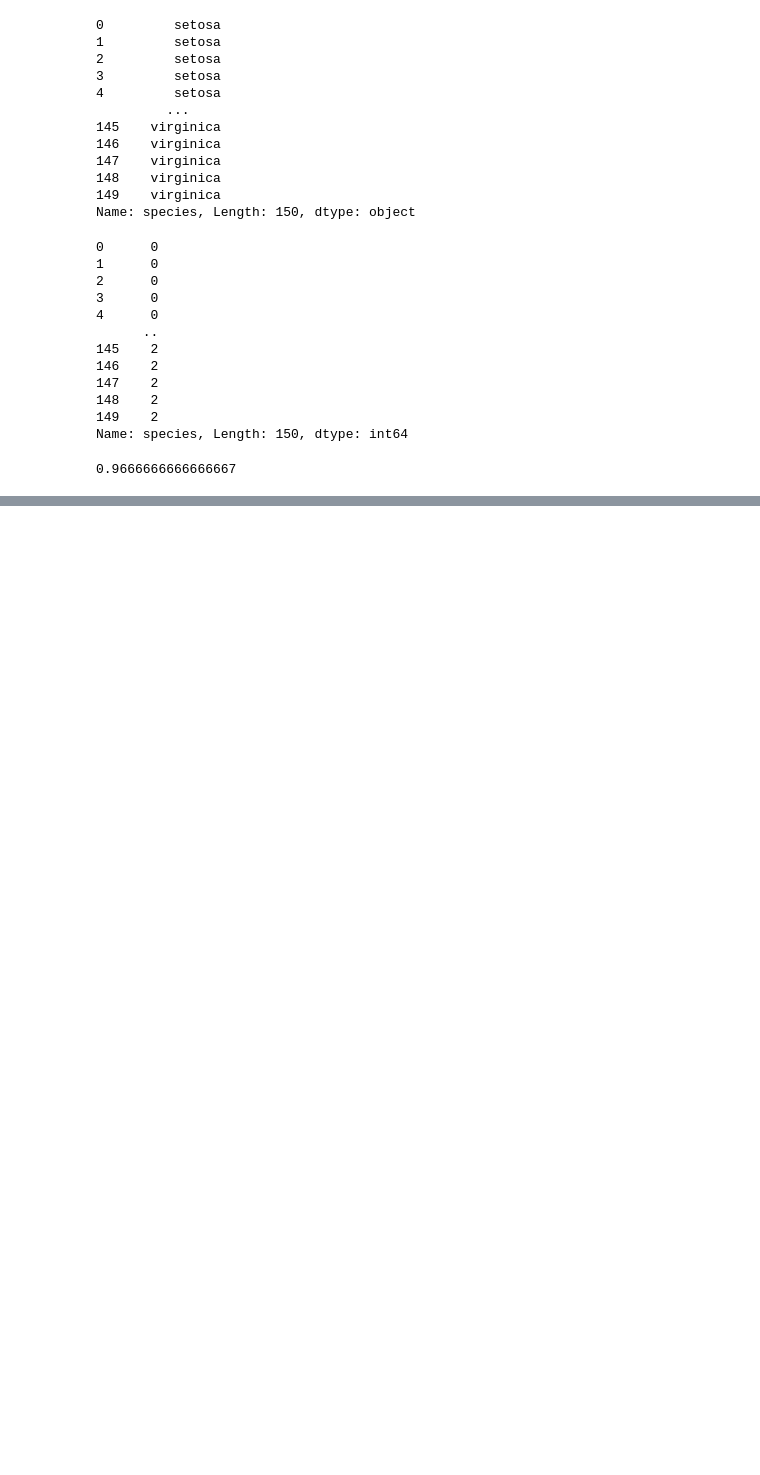
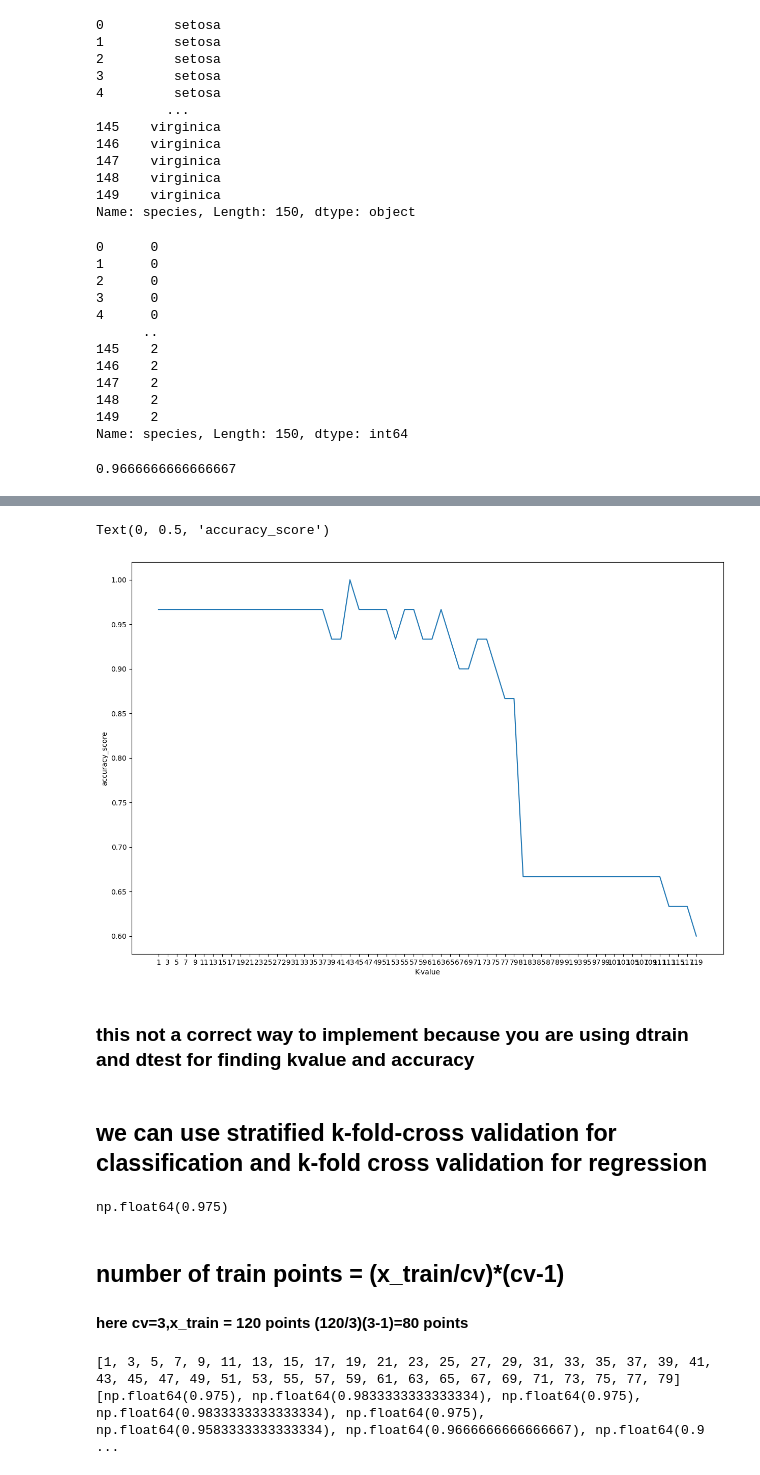
Before and after one commit to Pavantej123/Machine_Learning_Module, a Jupyter notebook: machine_learning/files/knn.ipynb, the cells around one changed output, grey strips where cells are left out. Saved outputs shown, nothing was run; the diff lists cells and outputs as text; code cells hidden in the pictures; blank space fills up the shorter version.

```diff
--- a/machine_learning/files/knn.ipynb
+++ b/machine_learning/files/knn.ipynb
@@ -115,0 +120,13 @@ acc_dict
+# %%
+plt.figure(figsize=(15,10))
+sns.lineplot(x = list(acc_dict.keys()),y = list(acc_dict.values()))
+plt.xticks(list(acc_dict.keys()))
+plt.xlabel("K-value")
+plt.ylabel("accuracy_score")
+# %% [output]
+Text(0, 0.5, 'accuracy_score')
+[figure, added]
+# %% [markdown]
+### this not a correct way to implement because you are using dtrain and dtest for finding kvalue and accuracy
+# %% [markdown]
+## we can use stratified k-fold-cross validation for classification and k-fold cross validation for regression
@@ -115,0 +139,8 @@ acc_dict
+# %%
+cross_val_score(estimator=knn,X=x_train,y=y_train,cv=3,scoring="accuracy").mean()
+# %% [output]
+np.float64(0.975)
+# %% [markdown]
+## number of train points = (x_train/cv)*(cv-1)
+
+#### here cv=3,x_train = 120 points (120/3)(3-1)=80 points
@@ -115,0 +154,6 @@ acc_dict
+# %%
+print(k)
+print(acc)
+# %% [output]
+[1, 3, 5, 7, 9, 11, 13, 15, 17, 19, 21, 23, 25, 27, 29, 31, 33, 35, 37, 39, 41, 43, 45, 47, 49, 51, 53, 55, 57, 59, 61, 63, 65, 67, 69, 71, 73, 75, 77, 79]
+[np.float64(0.975), np.float64(0.9833333333333334), np.float64(0.975), np.float64(0.9833333333333334), np.float64(0.975), np.float64(0.9583333333333334), np.float64(0.9666666666666667), np.float64(0.9 ...
```
Also changed, not shown: parts of 9 cells of this notebook, 4 other files.
